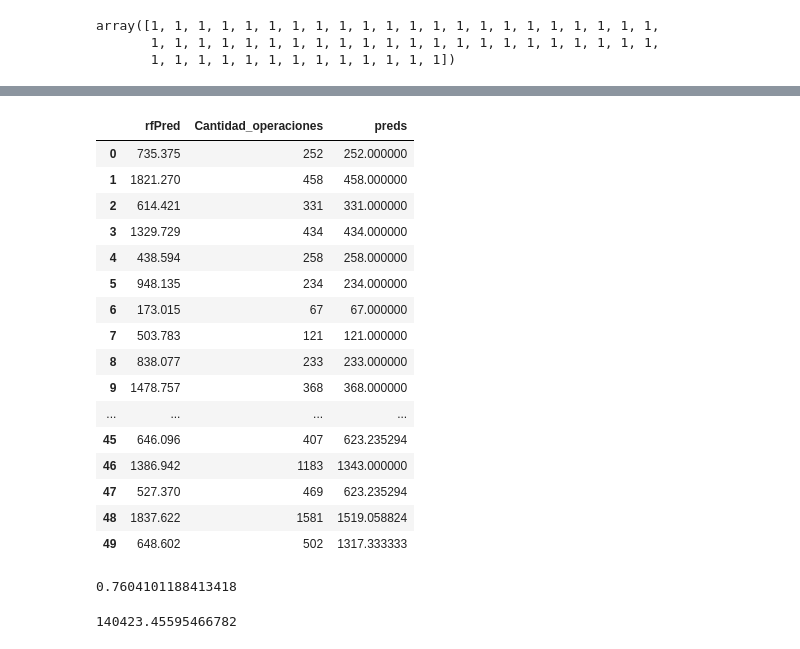
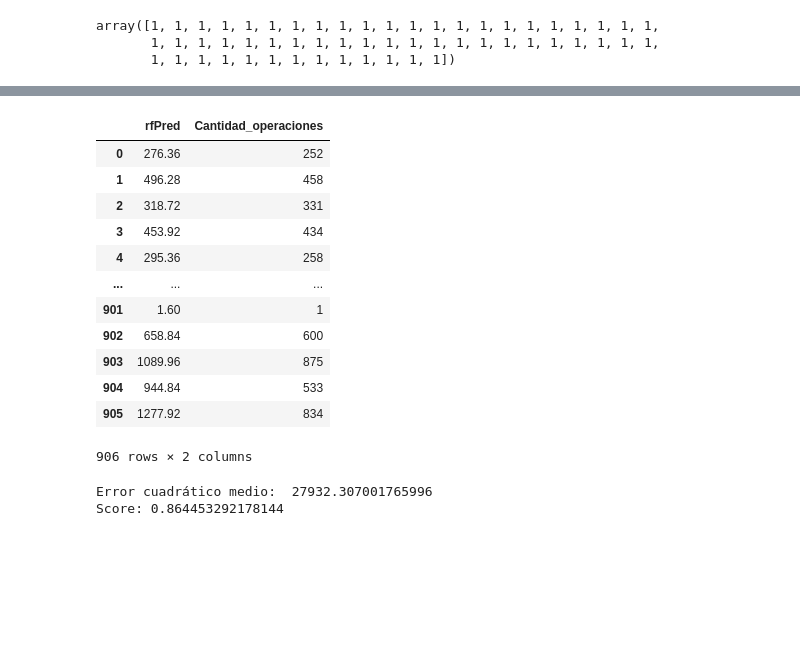
Before and after one commit to jmmendozae/DS_Projects_MM, a Jupyter notebook: Cantidad de operaciones_test.ipynb, the cells around one changed output, grey strips where cells are left out. Cells and saved outputs as stored; diff of their text form; code cells hidden in the pictures; blank space fills up the shorter version.

```diff
--- a/Cantidad de operaciones_test.ipynb
+++ b/Cantidad de operaciones_test.ipynb
@@ -506,3 +551,2 @@ lm.score(X_train, y_train)
 # %%
-regtree = DecisionTreeRegressor(max_depth=29)
-regtree.fit(X_train,y_train)
+regtree = DecisionTreeRegressor(max_depth=30).fit(X_train,y_train)
@@ -511,5 +553,5 @@ DecisionTreeRegressor(max_depth=29)
 # %%
 preds = regtree.predict(X)
 # %%
-dataNew["preds"] = preds
+dataNew["predsDT"] = preds
 # %%
@@ -535,4 +573,5 @@ regtree.score(X_test, y_test)
 # %%
-dataNew["rtree_error"] = (dataNew["preds"]-dataNew["Cantidad_operaciones"])**2
-sum(dataNew["rtree_error"])/len(dataNew)
+dataNew["rtree_error"] = (dataNew["predsDT"]-dataNew["Cantidad_operaciones"])**2
+print("Error cuadrático medio: ", np.mean(dataNew["rtree_error"]))
+print("Score:", regtree.score(X_test, y_test))
 # %% [output]
@@ -545,3 +607,5 @@ RandomForestRegressor(n_estimators=1000, n_jobs=15, oob_score=True)
+# %%
+forest = RandomForestRegressor(max_depth=None, n_estimators=50, oob_score=True).fit(X_train, y_train)
 # %%
 forest.feature_importances_
 # %% [output]
@@ -564,31 +625,25 @@ array([1.87375848e-07, 1.11122433e-03, 2.60576182e-03, 3.08845021e-03,
 rfPred = forest.predict(X)
 dataNew["rfPred"] =rfPred
 # %%
-dataNew[["rfPred", "Cantidad_operaciones", "preds"]].head(50)
+dataNew[["rfPred", "Cantidad_operaciones"]]
 # %% [output]
-|  | rfPred | Cantidad_operaciones | preds |
-| 0 | 735.375 | 252 | 252.000000 |
-| 1 | 1821.270 | 458 | 458.000000 |
-| 2 | 614.421 | 331 | 331.000000 |
-| 3 | 1329.729 | 434 | 434.000000 |
-| 4 | 438.594 | 258 | 258.000000 |
-| 5 | 948.135 | 234 | 234.000000 |
-| 6 | 173.015 | 67 | 67.000000 |
-| 7 | 503.783 | 121 | 121.000000 |
-| 8 | 838.077 | 233 | 233.000000 |
-| 9 | 1478.757 | 368 | 368.000000 |
-| ... | ... | ... | ... |
-| 45 | 646.096 | 407 | 623.235294 |
-| 46 | 1386.942 | 1183 | 1343.000000 |
-| 47 | 527.370 | 469 | 623.235294 |
-| 48 | 1837.622 | 1581 | 1519.058824 |
-| 49 | 648.602 | 502 | 1317.333333 |
+|  | rfPred | Cantidad_operaciones |
+| 0 | 276.36 | 252 |
+| 1 | 496.28 | 458 |
+| 2 | 318.72 | 331 |
+| 3 | 453.92 | 434 |
+| 4 | 295.36 | 258 |
+| ... | ... | ... |
+| 901 | 1.60 | 1 |
+| 902 | 658.84 | 600 |
+| 903 | 1089.96 | 875 |
+| 904 | 944.84 | 533 |
+| 905 | 1277.92 | 834 |
+906 rows × 2 columns
-# %%
-forest.oob_score_
-# %% [output]
-0.7604101188413418
 # %%
-dataNew["rforest_error"] = (dataNew["rfPred"]-dataNew["Cantidad_operaciones"])**2
-sum(dataNew["rforest_error"])/len(dataNew)
+dataNew["rf_error"] = (dataNew["rfPred"]-dataNew["Cantidad_operaciones"])**2
+print("Error cuadrático medio: ", np.mean(dataNew["rf_error"]))
+print("Score:", forest.oob_score_)
 # %% [output]
-140423.45595466782
+Error cuadrático medio:  27932.307001765996
+Score: 0.864453292178144
```
Also changed, not shown: parts of 24 cells of this notebook.
